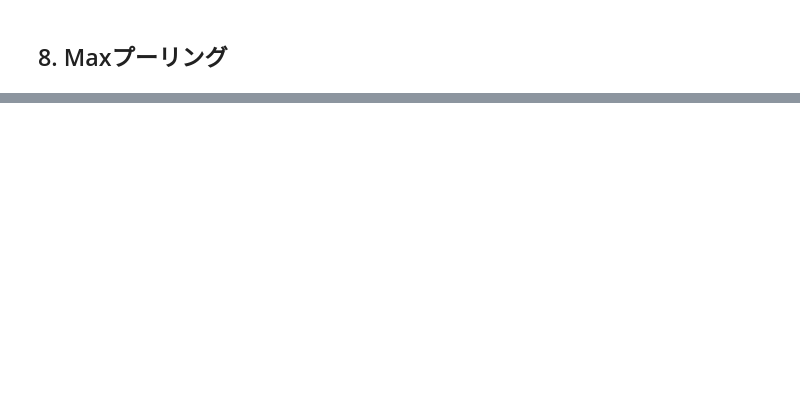
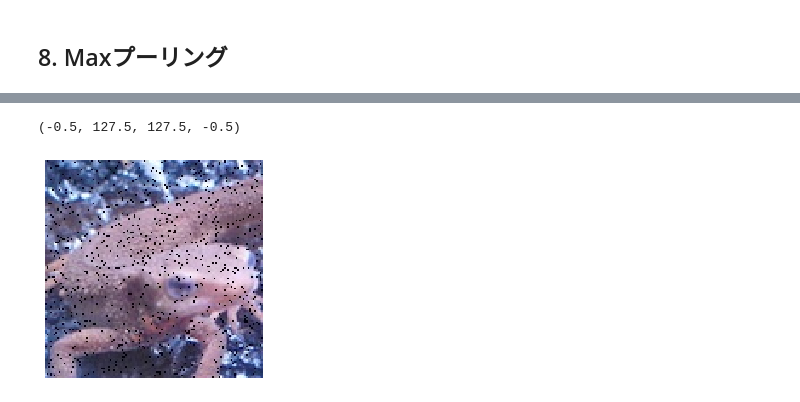
Before and after one commit to lexikodicsho/Gasyori100knock, a Jupyter notebook: Question_01_10/myanswers.ipynb, the cells around one changed output, grey strips where cells are left out. Drawn from its saved outputs; the diff is of its cells as text; code cells hidden in the pictures; blank space fills up the shorter version.

```diff
--- a/Question_01_10/myanswers.ipynb
+++ b/Question_01_10/myanswers.ipynb
@@ -173,0 +196,8 @@ plt.colorbar()
+# %%
+noise = cv2.imread("imori_noise.jpg")
+# %%
+plt.imshow(noise[:,:,::-1])
+plt.axis("off")
+# %% [output]
+(-0.5, 127.5, 127.5, -0.5)
+[figure, added]
```
Also changed, not shown: parts of 16 cells of this notebook.
